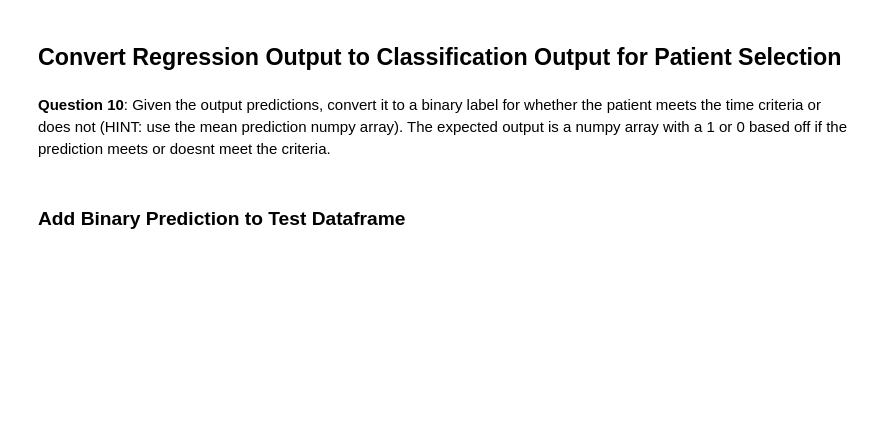
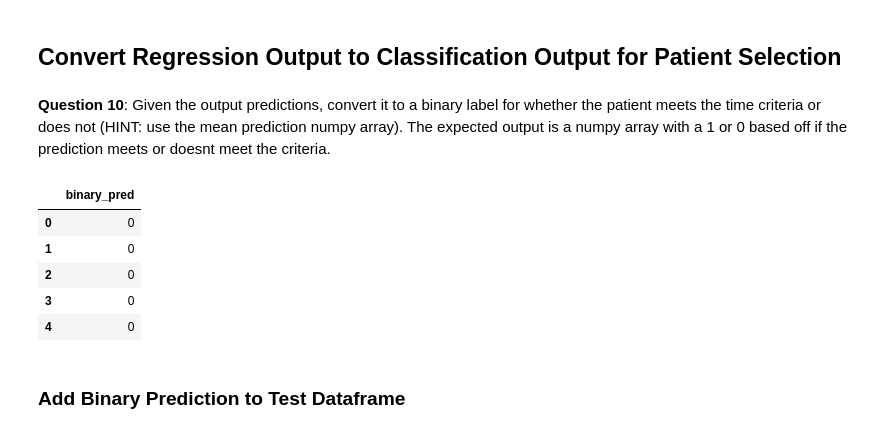
Before and after one commit to nathan-standafer/cd0372-Applying-AI-to-EHR-Data, a Jupyter notebook: project/starter_code/student_project.ipynb, the cells around one changed output. Saved outputs shown, nothing was run; the diff lists cells and outputs as text; code cells hidden in the pictures; blank space fills up the shorter version.

```diff
--- a/project/starter_code/student_project.ipynb
+++ b/project/starter_code/student_project.ipynb
@@ -788,7 +830,17 @@ prob_output_df.head()
 **Question 10**: Given the output predictions, convert it to a binary label for whether the patient meets the time criteria or does not (HINT: use the mean prediction numpy array). The expected output is a numpy array with a 1 or 0 based off if the prediction meets or doesnt meet the criteria.
 # %%
 from student_utils import get_student_binary_prediction
+
 student_binary_prediction = get_student_binary_prediction(prob_output_df, 'pred_mean')
+
+student_binary_prediction.head(5)
+# %% [output]
+|  | binary_pred |
+| 0 | 0 |
+| 1 | 0 |
+| 2 | 0 |
+| 3 | 0 |
+| 4 | 0 |
 # %% [markdown]
 ### Add Binary Prediction to Test Dataframe
 # %% [markdown]
```
Also changed, not shown: parts of 17 cells of this notebook, 1 other file.
